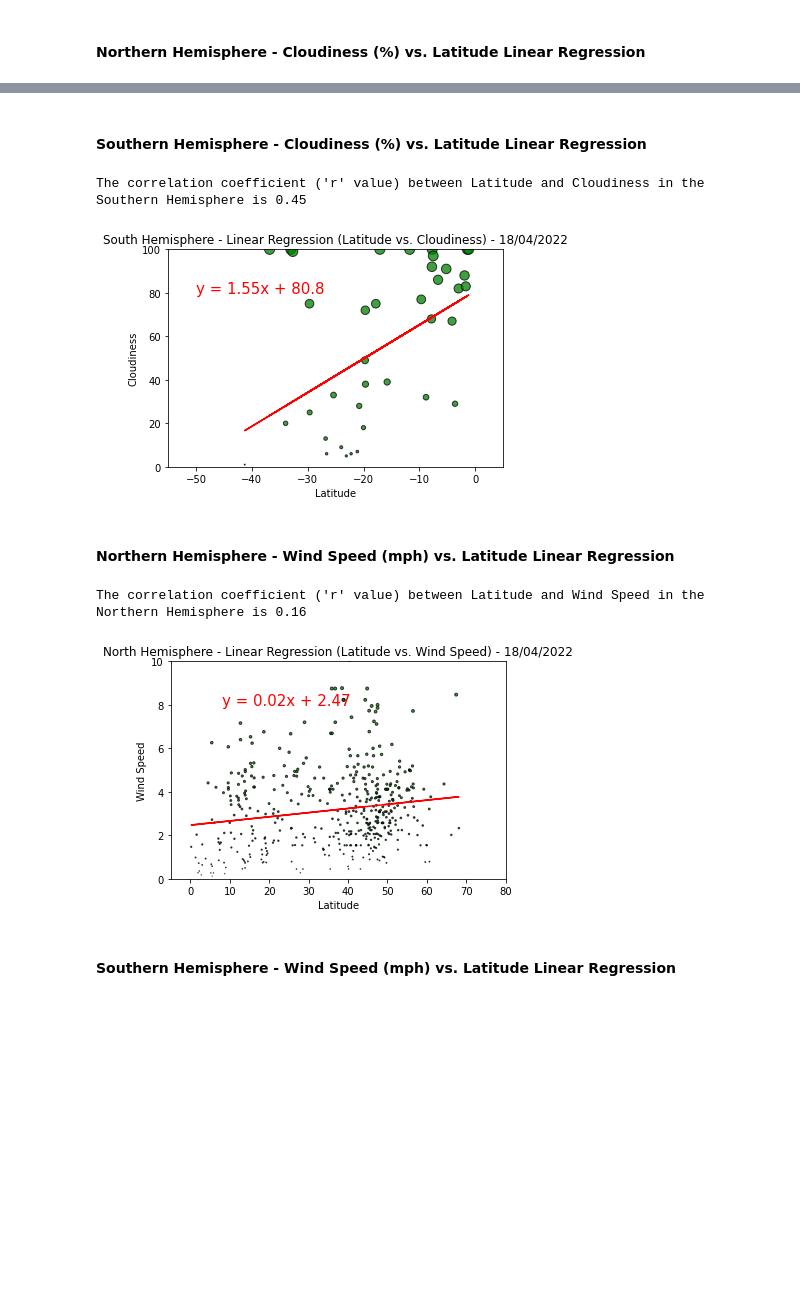
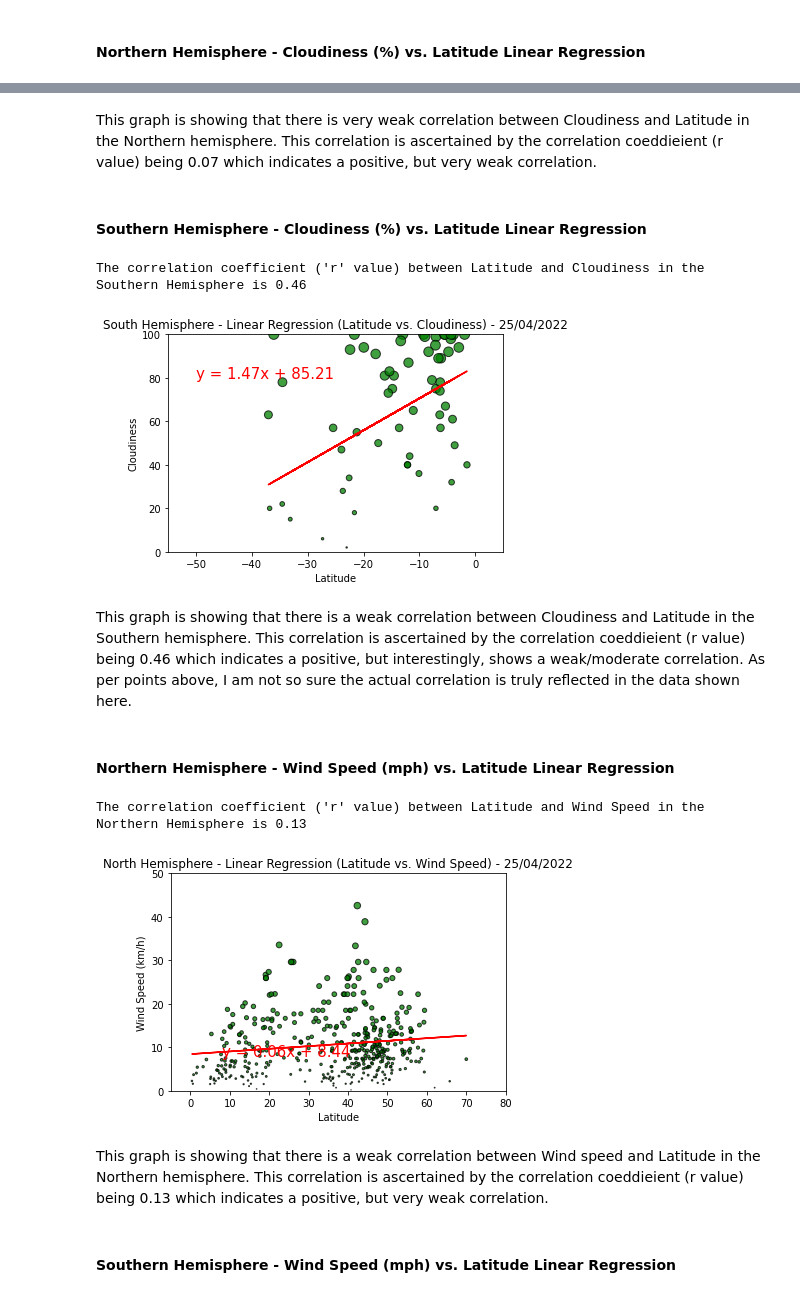
Before and after one commit to granttowers/python-api-challenge, a Jupyter notebook: WeatherPy/WeatherPy.ipynb, the cells around one changed output, grey strips where cells are left out. Saved outputs shown, nothing was run; the diff lists cells and outputs as text; code cells hidden in the pictures; blank space fills up the shorter version.

```diff
--- a/WeatherPy/WeatherPy.ipynb
+++ b/WeatherPy/WeatherPy.ipynb
@@ -62,7 +62,7 @@ for city in cities:
 
     if foundcitycount <500:
 
-    #try and get all the inforamtion if city is in the list
+    # try and get all the inforamtion if city is in the list - add calculation to convert windspeed from mps to kmh.
         try:
             city_name.append(response['name'])
             country.append(response['sys']['country'])
@@ -72,7 +72,7 @@ for city in cities:
             max_temp.append(response['main']['temp_max'])
             humidity.append(response['main']['humidity'])
             cloudiness.append(response['clouds']['all'])
-            windspeed.append(response['wind']['speed'])
+            windspeed.append(response['wind']['speed'] * 3.6)
 
             # Print the detail into e various lists
             print(f"Success! {city} was found - information added")
@@ -82,7 +82,7 @@ for city in cities:
 
         except:
             # Append null values
-            print(f"--FAILURE! {city} was not found - city was skipped")
+            print(f"---FAILURE! {city} was not found - city was skipped")
             pass
     else:
         break
@@ -121,7 +121,7 @@ weather_dict = {
     "Max Temp(c)": max_temp,
     "Humidity (%)": humidity,
     "Cloudiness": cloudiness,
-    "Windspeed (mps)": windspeed
+    "Windspeed (km/h)": windspeed
 }
 weather_data = pd.DataFrame(weather_dict)
 # Export Data to CSV File
@@ -405,3 +388,5 @@ The correlation coefficient ('r' value) between Latitude and Cloudiness in the N
+# %% [markdown]
+This graph is showing that there is very weak correlation between Cloudiness and Latitude in the Northern hemisphere. This correlation is ascertained by the correlation coeddieient (r value) being 0.07 which indicates a positive, but very weak correlation.
 # %% [markdown]
 ####  Southern Hemisphere - Cloudiness (%) vs. Latitude Linear Regression
 # %%
@@ -431,39 +416,43 @@ plt.savefig("Images/Southern Hemisphere - Linear Regression (Latitude vs Cloudin
 # Calculate and print the correlation coefficent
 print(f"The correlation coefficient ('r' value) between Latitude and Cloudiness in the Southern Hemisphere is {round(st.pearsonr(x_values,y_values)[0],2)}")
 # %% [output]
-The correlation coefficient ('r' value) between Latitude and Cloudiness in the Southern Hemisphere is 0.45
+The correlation coefficient ('r' value) between Latitude and Cloudiness in the Southern Hemisphere is 0.46
-[figure, old version]
+[figure, new version]
+# %% [markdown]
+This graph is showing that there is a weak correlation between Cloudiness and Latitude in the Southern hemisphere. This correlation is ascertained by the correlation coeddieient (r value) being 0.46 which indicates a positive, but interestingly, shows a weak/moderate correlation. As per points above, I am not so sure the actual correlation is truly reflected in the data shown here.
 # %% [markdown]
 ####  Northern Hemisphere - Wind Speed (mph) vs. Latitude Linear Regression
 # %%
 # Create new DF filtering only Northern Hemisphere data
 north_hemi_data = weather_data[weather_data["Latitude"] >0].dropna()
 north_hemi_data
 
 # Calculate the linear regression
 x_values = north_hemi_data["Latitude"]
-y_values = north_hemi_data["Windspeed (mps)"]
+y_values = north_hemi_data["Windspeed (km/h)"]
 (slope, intercept, rvalue, pvalue, stderr) = linregress(x_values, y_values)
 regress_values = x_values * slope + intercept
 line_eq = "y = " + str(round(slope,2)) + "x + " + str(round(intercept,2))
 
 # Plot the data
-plt.scatter(x_values,y_values, marker="o", facecolors="green", edgecolors="black", s=north_hemi_data["Windspeed (mps)"], alpha=0.75)
+plt.scatter(x_values,y_values, marker="o", facecolors="green", edgecolors="black", s=north_hemi_data["Windspeed (km/h)"], alpha=0.75)
 plt.plot(x_values,regress_values,"r-")
 
 plt.xlabel("Latitude")
-plt.ylabel("Wind Speed")
-plt.ylim(0, 10)
+plt.ylabel("Wind Speed (km/h)")
+plt.ylim(0, 50)
 plt.xlim(-5, 80)
 plt.annotate(line_eq,(8, 8),fontsize=15,color="red")
 plt.title(f"North Hemisphere - Linear Regression (Latitude vs. Wind Speed) - {Date}")
 plt.savefig("Images/Northern Hemisphere - Linear Regression (Latitude vs Wind Speed).png");
 
 # Calculate and print the correlation coefficent
 print(f"The correlation coefficient ('r' value) between Latitude and Wind Speed in the Northern Hemisphere is {round(st.pearsonr(x_values,y_values)[0],2)}")
 # %% [output]
-The correlation coefficient ('r' value) between Latitude and Wind Speed in the Northern Hemisphere is 0.16
+The correlation coefficient ('r' value) between Latitude and Wind Speed in the Northern Hemisphere is 0.13
-[figure, old version]
+[figure, new version]
+# %% [markdown]
+This graph is showing that there is a weak correlation between Wind speed and Latitude in the Northern hemisphere. This correlation is ascertained by the correlation coeddieient (r value) being 0.13 which indicates a positive, but  very weak correlation.
 # %% [markdown]
 ####  Southern Hemisphere - Wind Speed (mph) vs. Latitude Linear Regression
 # %%
```
Also changed, not shown: parts of 21 cells of this notebook, 16 other files.
